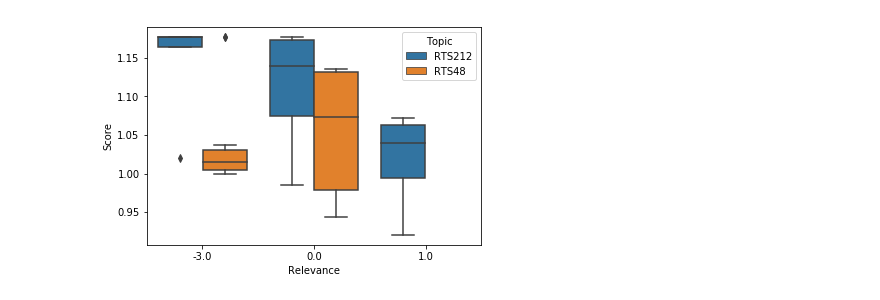
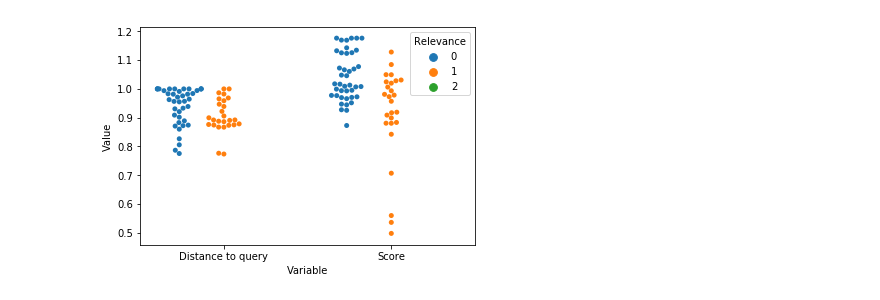
Before and after one commit to dimazest/flock, a Jupyter notebook: rocchio.ipynb, the cells around one changed output. Saved outputs shown, nothing was run; the diff lists cells and outputs as text; code cells hidden in the pictures.

```diff
--- a/rocchio.ipynb
+++ b/rocchio.ipynb
@@ -123,4 +120,16 @@ sns.boxplot(data=relevance_score_by_topic, x='Relevance', y='Distance to query',
-# %%
-sns.boxplot(data=relevance_score_by_topic, x='Relevance', y='Score', hue='Topic');
-# %% [output]
-[figure, removed]
+# %%
+distance_score = (
+    point[['Distance to query', 'Score', 'Relevance']]
+    .stack('Topic')
+    .dropna(subset=['Relevance'])
+    .set_index('Relevance', append=True)
+    .stack().to_frame('Value')
+    .reset_index()
+    .set_index(['Topic', 'tweet_id'])
+)
+# %%
+sns.swarmplot(
+    data=distance_score, x='Variable', y='Value', hue='Relevance', hue_order=[0, 1, 2], dodge=True
+);
+# %% [output]
+[figure, added]
```
Also changed, not shown: parts of 12 cells of this notebook.
